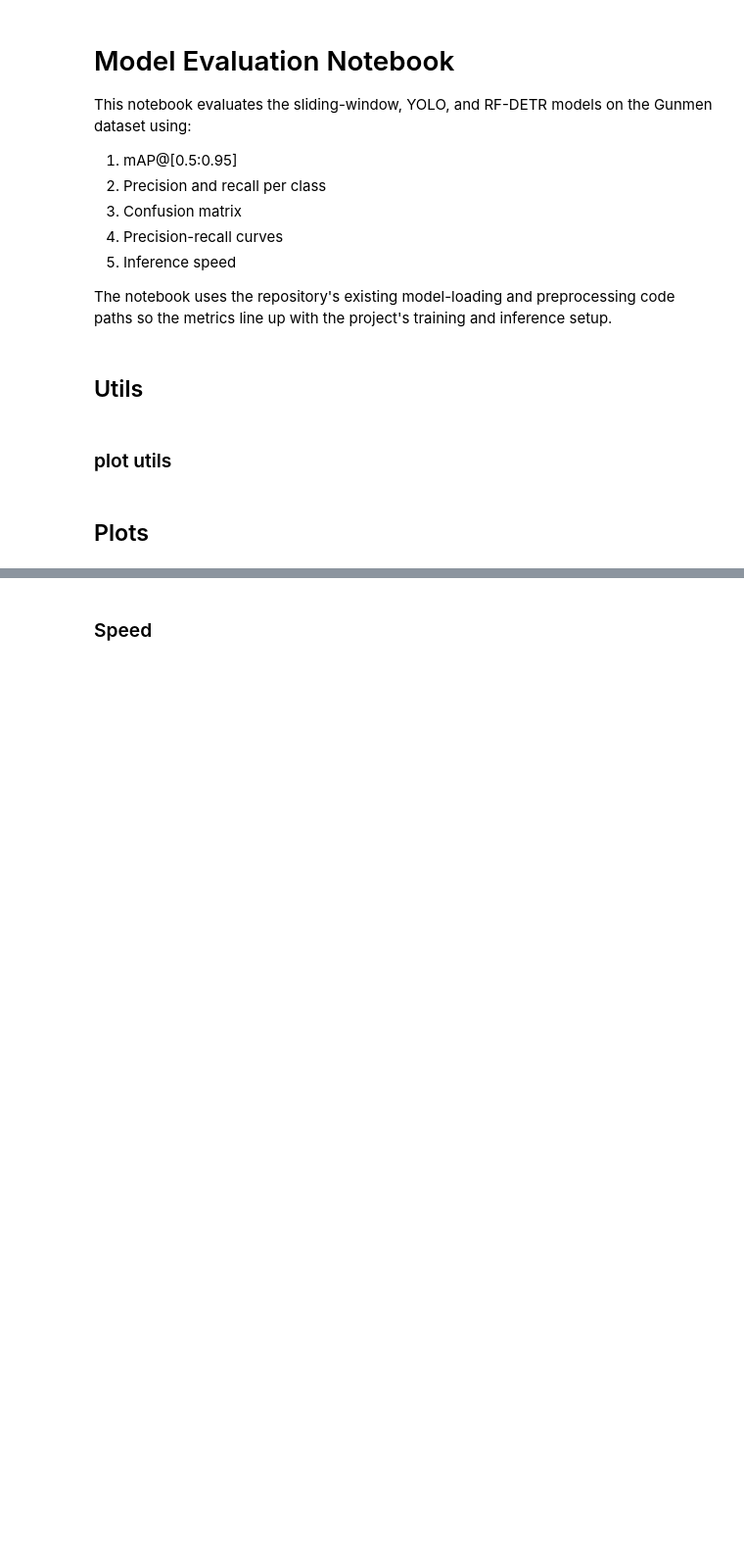
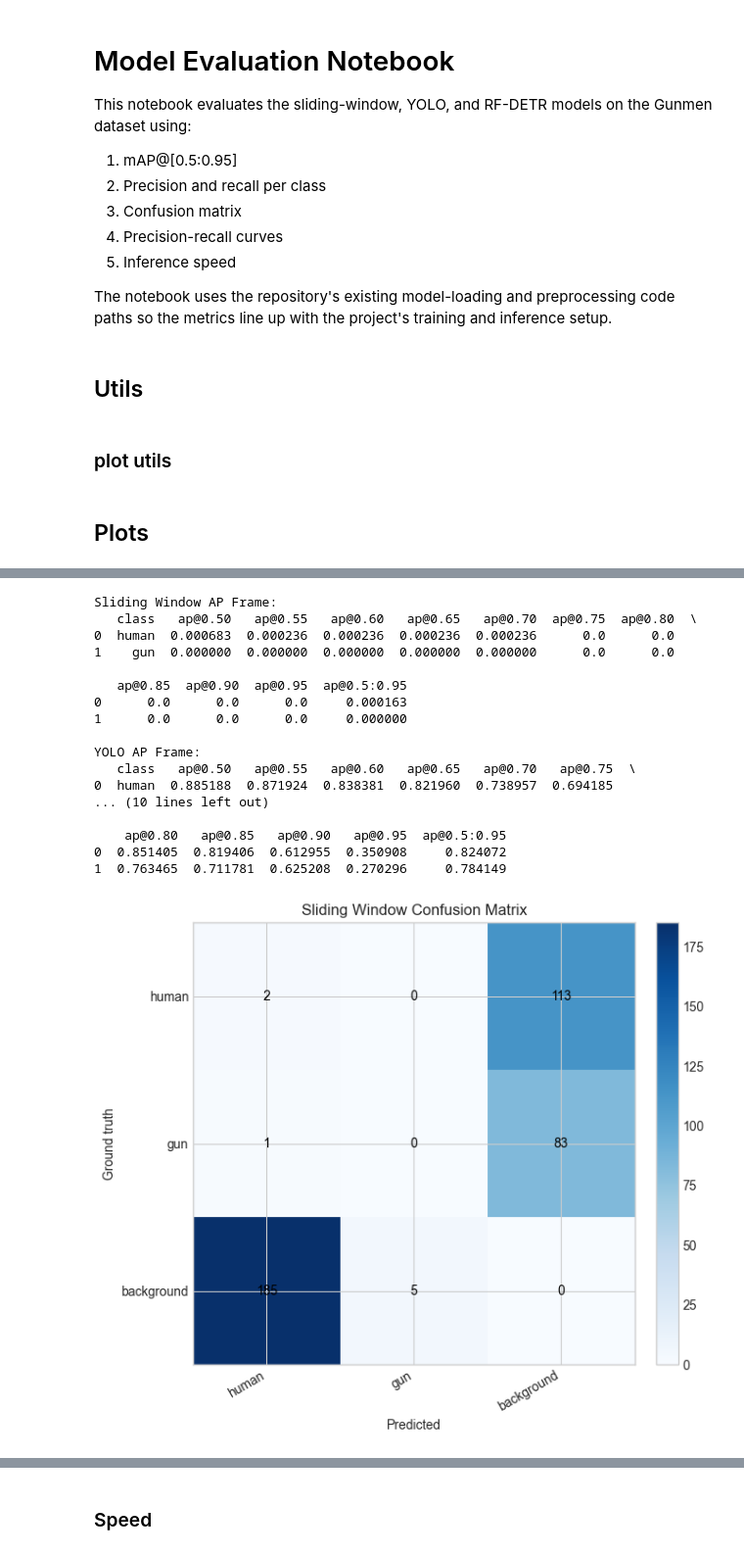
Before and after one commit to RafalLeja/Gun-Detection, a Jupyter notebook: notebooks/model_eval.ipynb, the cells around one changed output, grey strips where cells are left out. Shown at 98% size. Drawn from its saved outputs; the diff is of its cells as text; code cells hidden in the pictures; blank space fills up the shorter version.

```diff
--- a/notebooks/model_eval.ipynb
+++ b/notebooks/model_eval.ipynb
@@ -615,16 +621,24 @@ def measure_speed(
 ## Plots
 # %%
 samples = load_samples(DATASET_ROOT, max_images=EVAL_MAX_IMAGES)
+print(f"Zaladowano {len(samples)} obrazow do ewaluacji.")
+
+# --- Wczytanie modeli ---
+sliding_window_cfg, sliding_window_model = load_lightning_model(
+    SLIDING_WINDOW_CONFIG, SLIDING_WINDOW_CKPT, DEFAULT_DEVICE
+)
 yolo_cfg, yolo_model = load_lightning_model(Yolo_CONFIG, YOLO_CKPT, DEFAULT_DEVICE)
 rfdetr_cfg, rfdetr_model = load_lightning_model(
     RFDETR_CONFIG, RFDETR_CKPT, DEFAULT_DEVICE
 )
-# sliding_window_predictor = lambda image: predict_sliding_window_image(
-#     model=yolo_model,
-#     image=image,
-#     crop_size=yolo_cfg.data.image_size,
-#     device=DEFAULT_DEVICE,
-# )
+
+# --- Predyktory: kazdy przyjmuje PIL.Image i zwraca dict z boxes/scores/labels ---
+sliding_window_predictor = lambda image: predict_sliding_window_image(
+    model=sliding_window_model,
+    image=image,
+    crop_size=sliding_window_cfg.data_module.crop_size,
+    device=DEFAULT_DEVICE,
+)
 yolo_predictor = lambda image: predict_yolo_image(
     model=yolo_model,
     image=image,
@@ -635,33 +649,45 @@ rfdetr_predictor = lambda image: predict_rfdetr_image(
     image=image,
     device=DEFAULT_DEVICE,
 )
-# sliding_window_predictions = [
-#     sliding_window_predictor(sample.image_path) for sample in samples
-# ]
-yolo_predictions = [yolo_predictor(sample.image_path) for sample in samples]
-rfdetr_predictions = [rfdetr_predictor(sample.image_path) for sample in samples]
-# sliding_window_confusion = evaluate_confusion_matrix(
-#     samples, sliding_window_predictions
-# )
+
+# --- Inferencja wszystkich modeli (obraz otwieramy raz na sample) ---
+sliding_window_predictions: list[dict[str, torch.Tensor]] = []
+yolo_predictions: list[dict[str, torch.Tensor]] = []
+rfdetr_predictions: list[dict[str, torch.Tensor]] = []
+
+for sample in samples:
+    image = Image.open(sample.image_path).convert("RGB")
+    sliding_window_predictions.append(sliding_window_predictor(image))
+    yolo_predictions.append(yolo_predictor(image))
+    rfdetr_predictions.append(rfdetr_predictor(image))
+
+# --- Metryki: macierz pomylek + mAP/AP + krzywe PR ---
+sliding_window_confusion = evaluate_confusion_matrix(
+    samples, sliding_window_predictions
+)
 yolo_confusion = evaluate_confusion_matrix(samples, yolo_predictions)
 rfdetr_confusion = evaluate_confusion_matrix(samples, rfdetr_predictions)
-# sliding_window_map, sliding_window_ap_frame, sliding_window_curves = compute_map_5095(
-#     samples, sliding_window_predictions
-# )
+
+sliding_window_map, sliding_window_ap_frame, sliding_window_curves = compute_map_5095(
+    samples, sliding_window_predictions
+)
 yolo_map, yolo_ap_frame, yolo_curves = compute_map_5095(samples, yolo_predictions)
 rfdetr_map, rfdetr_ap_frame, rfdetr_curves = compute_map_5095(
     samples, rfdetr_predictions
 )
-# print("Sliding Window AP Frame:")
-# print(sliding_window_ap_frame)
+
+print("\nSliding Window AP Frame:")
+print(sliding_window_ap_frame)
 print("\nYOLO AP Frame:")
 print(yolo_ap_frame)
 print("\nRFDETR AP Frame:")
 print(rfdetr_ap_frame)
-# plot_confusion_matrix(sliding_window_confusion, "Sliding Window Confusion Matrix")
+
+plot_confusion_matrix(sliding_window_confusion, "Sliding Window Confusion Matrix")
 plot_confusion_matrix(yolo_confusion, "YOLO Confusion Matrix")
 plot_confusion_matrix(rfdetr_confusion, "RFDETR Confusion Matrix")
-# plot_pr_curves(sliding_window_curves, "Sliding Window PR Curves")
+
+plot_pr_curves(sliding_window_curves, "Sliding Window PR Curves")
 plot_pr_curves(yolo_curves, "YOLO PR Curves")
 plot_pr_curves(rfdetr_curves, "RFDETR PR Curves")
 # %% [output]
@@ -681,0 +709,18 @@ IndexError: tuple index out of range
+Sliding Window AP Frame:
+   class   ap@0.50   ap@0.55   ap@0.60   ap@0.65   ap@0.70  ap@0.75  ap@0.80  \
+0  human  0.000683  0.000236  0.000236  0.000236  0.000236      0.0      0.0
+1    gun  0.000000  0.000000  0.000000  0.000000  0.000000      0.0      0.0
+
+   ap@0.85  ap@0.90  ap@0.95  ap@0.5:0.95
+0      0.0      0.0      0.0     0.000163
+1      0.0      0.0      0.0     0.000000
+
+YOLO AP Frame:
+   class   ap@0.50   ap@0.55   ap@0.60   ap@0.65   ap@0.70   ap@0.75  \
+0  human  0.885188  0.871924  0.838381  0.821960  0.738957  0.694185
+... (10 lines left out)
+
+    ap@0.80   ap@0.85   ap@0.90   ap@0.95  ap@0.5:0.95
+0  0.851405  0.819406  0.612955  0.350908     0.824072
+1  0.763465  0.711781  0.625208  0.270296     0.784149
+[figure, added]
```
Also changed, not shown: parts of 6 cells of this notebook, 2 other files.
